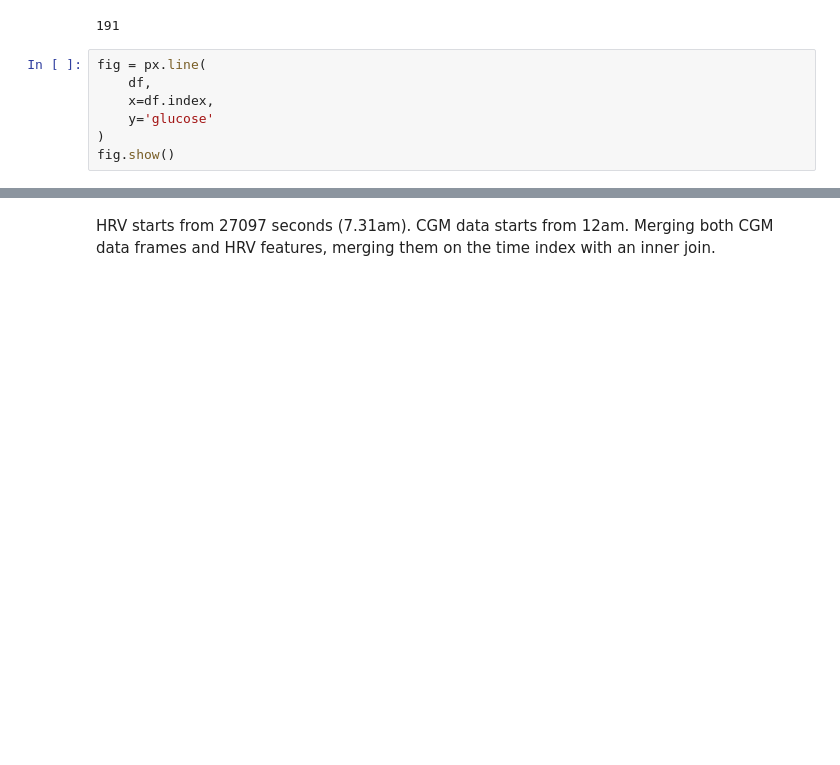
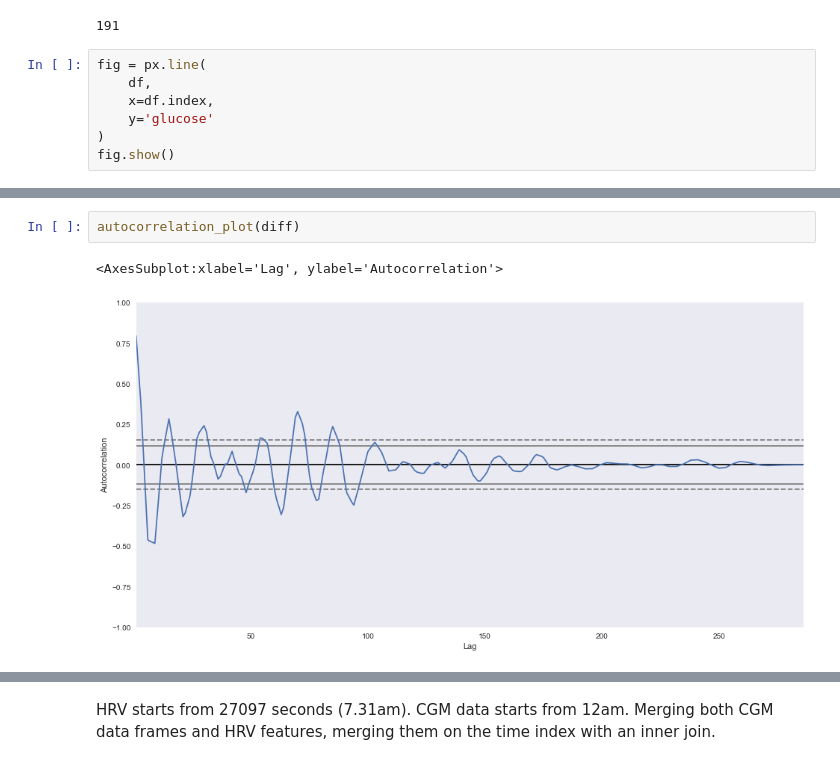
Before and after one commit to itsdarrenlee/BtechFYP, a Jupyter notebook: data/04-01-21/04-12-21-Analysis.ipynb, the cells around one changed output, grey strips where cells are left out. Cells and saved outputs as stored; diff of their text form; blank space fills up the shorter version.

```diff
--- a/data/04-01-21/04-12-21-Analysis.ipynb
+++ b/data/04-01-21/04-12-21-Analysis.ipynb
@@ -181,0 +201,5 @@ fig.show()
+# %%
+autocorrelation_plot(diff)
+# %% [output]
+<AxesSubplot:xlabel='Lag', ylabel='Autocorrelation'>
+[figure, added]
```
Also changed, not shown: parts of 7 cells of this notebook.
